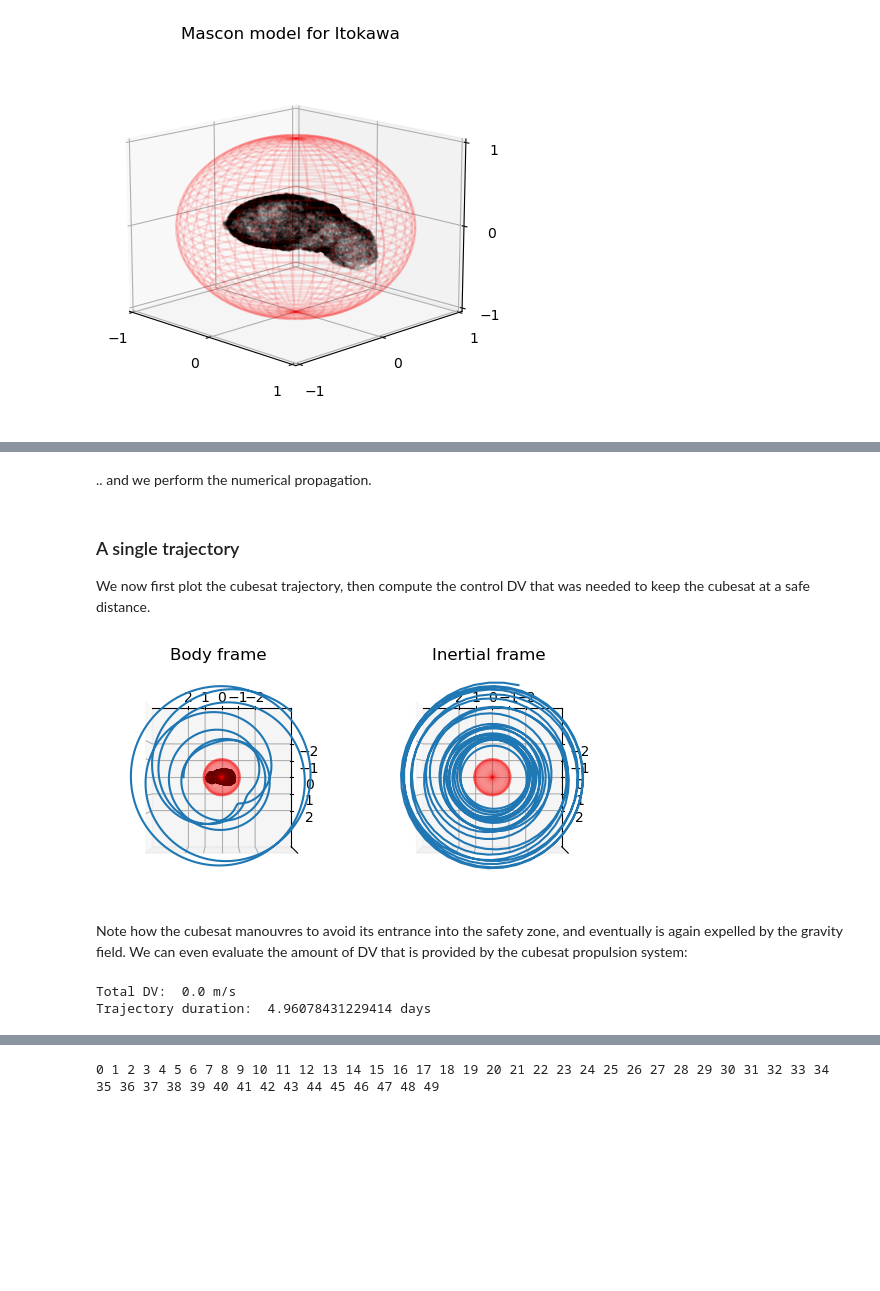
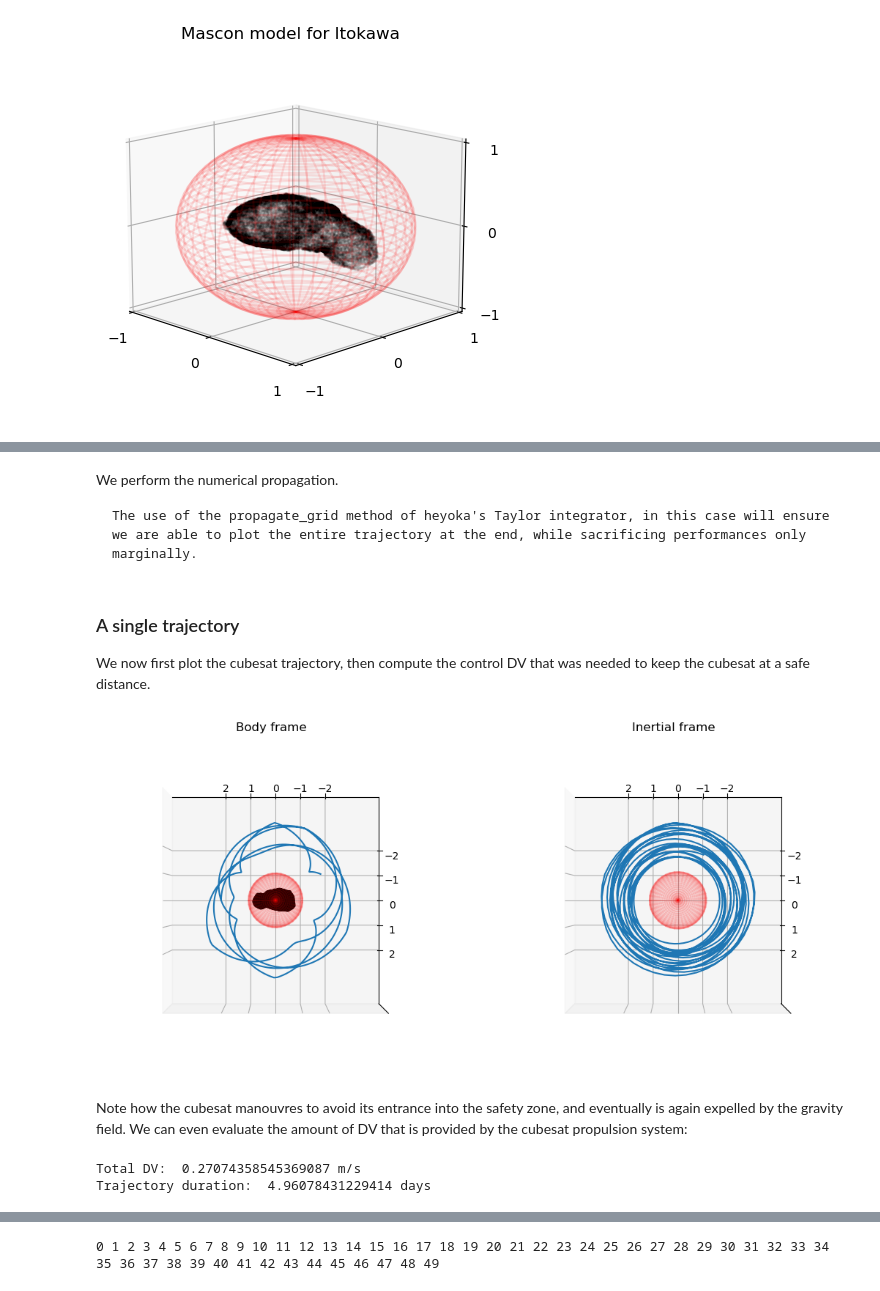
Before and after one commit to andreasaporito/cascade, a Jupyter notebook: doc/examples/itokawa_cubesats.ipynb, the cells around one changed output, grey strips where cells are left out. Drawn from its saved outputs; the diff is of its cells as text; code cells hidden in the pictures; blank space fills up the shorter version.

````diff
--- a/doc/examples/itokawa_cubesats.ipynb
+++ b/doc/examples/itokawa_cubesats.ipynb
@@ -104,26 +107,39 @@ where $\mathbf {\hat r}$ represents the unit vector of the spacecraft position a
 
 Note how the ``taylor_adaptive`` constructor is called with the argument ``compact_mode`` set to True as otherwise the equation generation would take a considerable amount of time.
 # %%
+# Re-entry event
+safety_radius = 1.1
+# Exit event
+exit_radius = 3.
+
 x,y,z = hy.make_vars("x", "y", "z")
 vx,vy,vz = hy.make_vars("vx", "vy", "vz")
 
 # Applies the DV to the spacecraft state
-def apply_dv(ta, mr, d_sgn):
+def dv_invert_radial(ta, mr, d_sgn):
     global DV
-    r = ta.state[:3]
+    r = deepcopy(ta.state[:3])
     rotv = np.cross(w_vec, r)
-    v = ta.state[3:6] - rotv
-    ta.state[3:6] = v - 2*np.dot(r,v)/np.dot(r,r) * r + rotv
-    DV+=np.linalg.norm(2*np.dot(r,v)/np.dot(r,r) * r)
+    v = deepcopy(ta.state[3:6]) - rotv
+    rhat = r / np.linalg.norm(r)
+    ta.state[3:6] = v - 2*np.dot(rhat,v) * rhat + rotv
+    DV+=np.linalg.norm(2*np.dot(rhat,v) * rhat)
     return True
 
 # Define a terminal event that detects the entry in the safety sphere
-safety_ev = hy.t_event(
+reentry_ev = hy.t_event(
         # The event equation.
-        x**2+y**2+z**2 - 1.1,
+        x**2+y**2+z**2 - safety_radius**2,
         # The callback.
-        callback = apply_dv)
+        callback = dv_invert_radial)
+
+# Define a terminal event that detects the exit from a sphere
+exit_ev = hy.t_event(
+        # The event equation.
+        x**2+y**2+z**2 - exit_radius**2,
+        # The callback.
+        callback = dv_invert_radial)
 
 # Constructs the Taylor integrator
-taylor = hy.taylor_adaptive(sys=dyn, state = [0.,0.,0.,0.,0.,0.], compact_mode=True, t_events=[safety_ev])
+taylor = hy.taylor_adaptive(sys=dyn, state = [0.,0.,0.,0.,0.,0.], compact_mode=True, t_events=[reentry_ev, exit_ev])
 # %% [markdown]
@@ -131,12 +147,16 @@ We now place the cubesat in its initial conditions. We simulate an orbit startin
 # %%
-r_ic = 2.2
+r_ic = 2.1
 v_ic = np.sqrt(1./r_ic) - r_ic*wz # We use a small dv from a circular orbit to lower the pericenter
 taylor.state[:] = [r_ic, 0., 0., 0., v_ic, 0.]
 taylor.time=0.
+# This correspond to roughly 5 days
 tgrid = np.linspace(0., 100, 1000)
 DV=0
-# %% [markdown]
-.. and we perform the numerical propagation.
+# %% [markdown]
+We perform the numerical propagation.
+```{tip}
+The use of the propagate_grid method of heyoka's Taylor integrator, in this case will ensure we are able to plot the entire trajectory at the end, while sacrificing performances only marginally.
+```
 # %%
 out = taylor.propagate_grid(tgrid)
 # %% [markdown]
@@ -158,7 +178,7 @@ def rotate(tgrid, states, w_vec):
 out_rotated=rotate(tgrid, out[4], -w_vec)
 # %%
 # Define the 3d Axis
-fig = plt.figure()
+fig = plt.figure(figsize = (13,7))
 
 #Plot in the rotatting frame
 ax = fig.add_subplot(121, projection='3d')
@@ -179,43 +199,43 @@ ax.plot3D(out[4][:,0],out[4][:,1],out[4][:,2])
 limit=4
 ax.set_xlim(-limit,limit)
 ax.set_ylim(-limit,limit)
 ax.set_zlim(-limit,limit)
 ax.view_init(90,90)
 ax.set_title("Body frame")
 ax.set_xticks([-2, -1,0,1, 2])
 ax.set_yticks([-2, -1,0,1, 2])
-ax.set_zticks([]);
+ax.set_zticks([])
 
 # Plot in the inertial frame
 ax = fig.add_subplot(122, projection='3d')
 # Plot the safety sphere around it
-r = np.sqrt(1.1)
+r = safety_radius
 u, v = np.mgrid[0:2*np.pi:40j, 0:np.pi:40j]
 X = r*np.cos(u)*np.sin(v)
 Y = r*np.sin(u)*np.sin(v)
 Z = r*np.cos(v)
 ax.plot_wireframe(X,Y,Z, color="r", alpha=0.1)
 
 ax.plot3D(out_rotated[:,0],out_rotated[:,1],out_rotated[:,2])
 
 limit=4
 ax.set_xlim(-limit,limit)
 ax.set_ylim(-limit,limit)
 ax.set_zlim(-limit,limit)
 ax.view_init(90,90)
 ax.set_title("Inertial frame")
 ax.set_xticks([-2, -1,0,1, 2])
 ax.set_yticks([-2, -1,0,1, 2])
 ax.set_zticks([]);
 # %% [output]
-[figure, old version]
+[figure, new version]
 # %% [markdown]
 Note how the cubesat manouvres to avoid its entrance into the safety zone, and eventually is again expelled by the gravity field. We can even evaluate the amount of DV that is provided by the cubesat propulsion system:
 # %%
 print("Total DV: ", DV * L / T, "m/s")
 print("Trajectory duration: ", taylor.time*T/60/60/24, "days")
 # %% [output]
-Total DV:  0.0 m/s
+Total DV:  0.27074358545369087 m/s
 Trajectory duration:  4.96078431229414 days
 # %% [markdown]
 ## Simulate cubesat swarming
````
Also changed, not shown: parts of 10 cells of this notebook.
